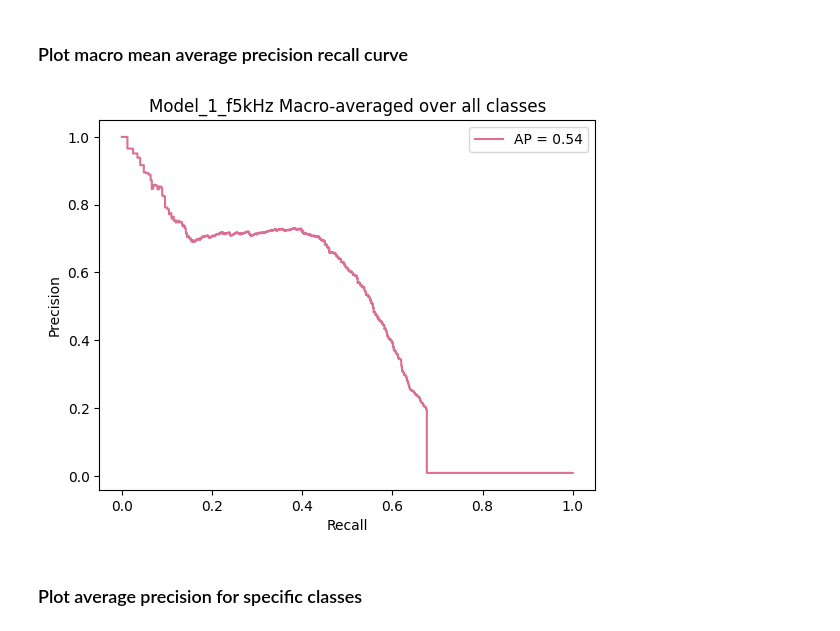
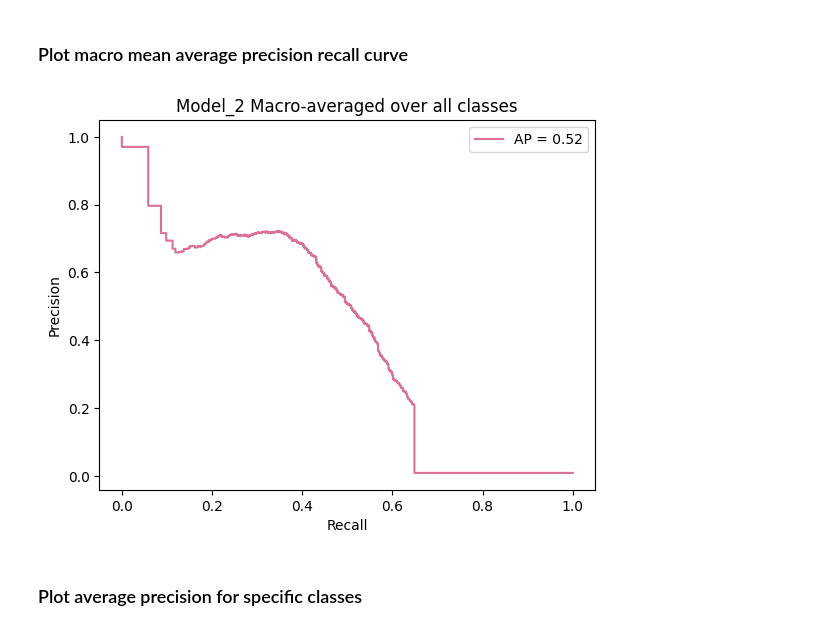
Before and after one commit to agosjuncosa/Retraining-BirdNET_Owls, a Jupyter notebook: AL_BirdNET/Evaluation/Evaluation_macro mAP_BirdNET.ipynb, the cells around one changed output. Cells and saved outputs as stored; diff of their text form; code cells hidden in the pictures.

```diff
--- a/AL_BirdNET/Evaluation/Evaluation_macro mAP_BirdNET.ipynb
+++ b/AL_BirdNET/Evaluation/Evaluation_macro mAP_BirdNET.ipynb
@@ -7,7 +7,7 @@ from sklearn.metrics import average_precision_score
 # %%
 # Paths to the CSV files
 true_labels_path = ('/mnt/d/retraining_BirdNET_2025/model_test/input_ready/one-hot-encoded_validation1.csv')
-predictions_path = ('/mnt/d/retraining_BirdNET_2025/model_test/results/m1_02192025_fmax5kHz/m1_predicted_labels.csv')
+predictions_path = ('/mnt/d/retraining_BirdNET_2025/model_test/results/model_2_0311/m2_predicted_labels.csv')
 # %%
 # Load the DataFrames
 true_labels_df = pd.read_csv(true_labels_path)
@@ -51,32 +51,32 @@ average_precision["macro"] = average_precision_score(true_labels, predictions, a
 # %%
 from collections import Counter
 import matplotlib.pyplot as plt
 
 # Plot the precision-recall curve using the macro-average
 display = PrecisionRecallDisplay(
     recall=recall["macro"],
     precision=precision["macro"],
     average_precision=average_precision["macro"],
     prevalence_pos_label=Counter(true_labels.ravel())[1] / true_labels.size,
 )
 
 # Customize line color (e.g., set to red)
 display.plot(plot_chance_level=False, color='palevioletred')
 
 # Move the legend inside the plot
 plt.legend(loc="upper right")
 
-plt.title("Model_1_f5kHz Macro-averaged over all classes")
+plt.title("Model_2 Macro-averaged over all classes")
 
 # Save the plot as PNG or JPG
-plt.savefig('/mnt/d/retraining_BirdNET_2025/model_test/results/m1_02192025_fmax5kHz/m1_precision_recall.png', format='png', dpi=300)  # PNG format
+plt.savefig('/mnt/d/retraining_BirdNET_2025/model_test/results/model_2_0311/average_precision_recall.png', format='png', dpi=300)  # PNG format
 # plt.savefig('precision_recall_curve.jpg', format='jpg', dpi=300)  # JPG format
 
 # Show the plot
 
 plt.show()
 # %% [output]
-[figure, old version]
+[figure, new version]
 # %% [markdown]
 ### Plot average precision for specific classes
 # %%
```
Also changed, not shown: parts of 6 cells of this notebook, 10 other files.
